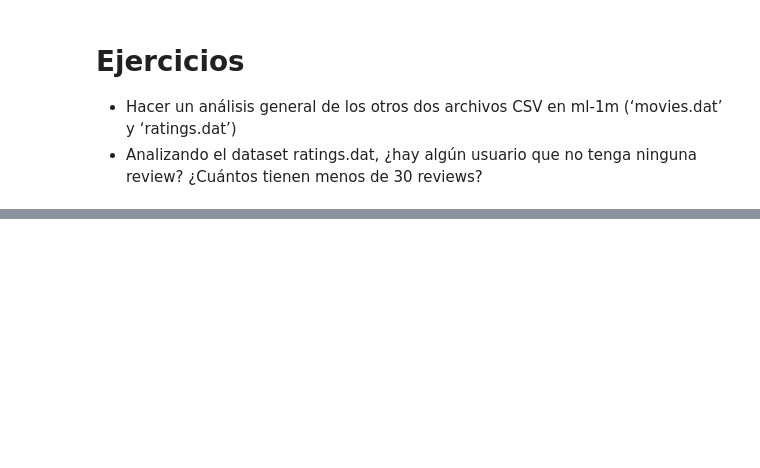
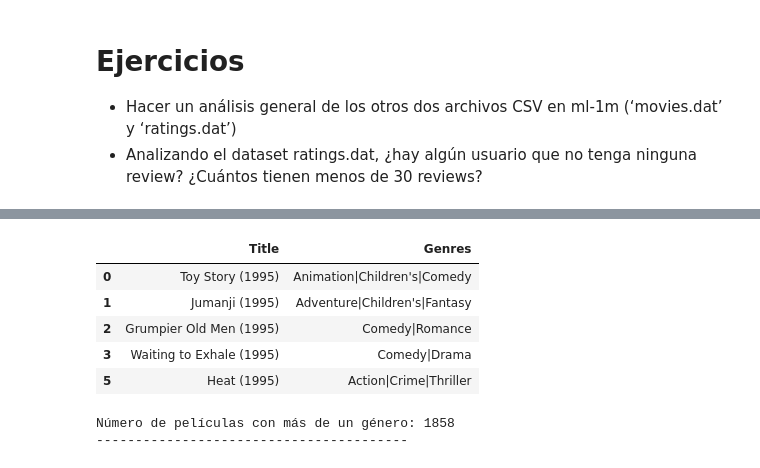
Before and after one commit to MerakiDevJP/machine1_23062026nocturno, a Jupyter notebook: Python_Pandas.ipynb, the cells around one changed output, grey strips where cells are left out. Cells and saved outputs as stored; diff of their text form; code cells hidden in the pictures; blank space fills up the shorter version.

```diff
--- a/Python_Pandas.ipynb
+++ b/Python_Pandas.ipynb
@@ -895,0 +1391,26 @@ display(ratings_dataset)
+# %%
+# Películas con más de un género
+# 1. Se divide la cadena de géneros por el separador '|'
+# Esto crea una lista de géneros para cada película
+lista_generos = movies_dataset['Genres'].str.split('|')
+
+# 2. Se filtra el DataFrame original donde la longitud de esa lista es mayor a 1
+peliculas_multi = movies_dataset[lista_generos.str.len() > 1]
+
+# 3. Se muestran las películas resultantes
+# .head() muestra las primeras 5 para no llenar la consola
+display(peliculas_multi[['Title', 'Genres']].head())
+
+# 4. Se obtiene y muestra el número de películas ---
+cantidad_multi = len(peliculas_multi)
+print(f"Número de películas con más de un género: {cantidad_multi}")
+print("-" * 40)
+# %% [output]
+|  | Title | Genres |
+| 0 | Toy Story (1995) | Animation|Children's|Comedy |
+| 1 | Jumanji (1995) | Adventure|Children's|Fantasy |
+| 2 | Grumpier Old Men (1995) | Comedy|Romance |
+| 3 | Waiting to Exhale (1995) | Comedy|Drama |
+| 5 | Heat (1995) | Action|Crime|Thriller |
+Número de películas con más de un género: 1858
+----------------------------------------
```
Also changed, not shown: parts of 60 cells of this notebook, 5 other files.
